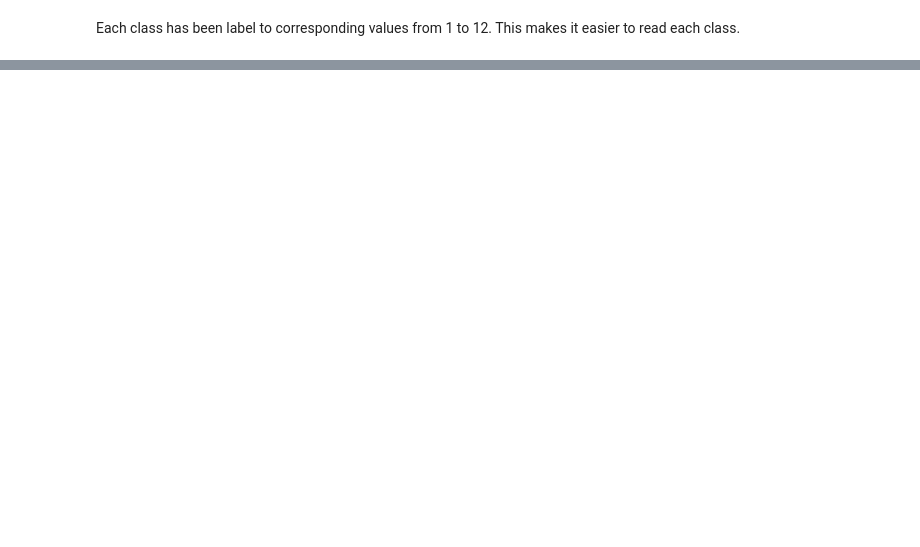
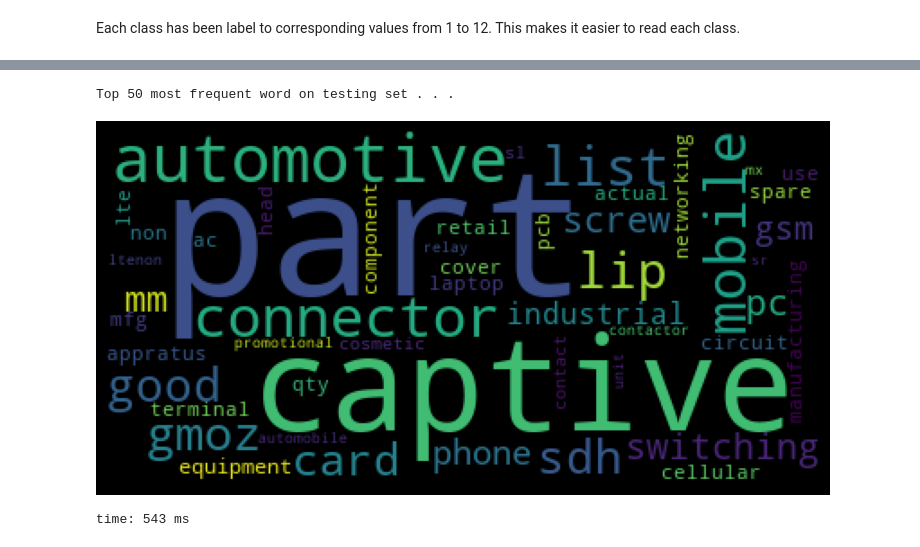
Before and after one commit to ashish-gh/multiclass_classfication_with_imbalanced_dataset, a Jupyter notebook: multiclass_classification_with_imbalanced_dataset.ipynb, the cells around one changed output, grey strips where cells are left out. Saved outputs shown, nothing was run; the diff lists cells and outputs as text; code cells hidden in the pictures; blank space fills up the shorter version.

```diff
--- a/multiclass_classification_with_imbalanced_dataset.ipynb
+++ b/multiclass_classification_with_imbalanced_dataset.ipynb
@@ -310,0 +492,6 @@ Each class has been label to corresponding values from 1 to 12. This makes it ea
+# %%
+# lemmatization of training set
+train['text'] = train['text'].apply(lambda x: " ".join([Word(word).lemmatize() for word in x.split()]))
+
+# lemmatization of testing set
+test['text'] = test['text'].apply(lambda x: " ".join([Word(word).lemmatize() for word in x.split()]))
@@ -310,0 +502,6 @@ Each class has been label to corresponding values from 1 to 12. This makes it ea
+# %%
+# Most frequent words on training set
+text_frequency_train_after_lemmatize = pd.Series(''.join(train['text']).split()).value_counts()[:50]
+
+# Most frequent words on testing set
+text_frequency_test_after_lemmatize = pd.Series(''.join(test['text']).split()).value_counts()[:50]
@@ -310,0 +519,6 @@ Each class has been label to corresponding values from 1 to 12. This makes it ea
+# %%
+word_frequency(text_frequency_test_after_lemmatize,"Top 50 most frequent word on testing set . . .")
+# %% [output]
+Top 50 most frequent word on testing set . . .
+[figure, added]
+time: 543 ms
```
Also changed, not shown: parts of 28 cells of this notebook.
